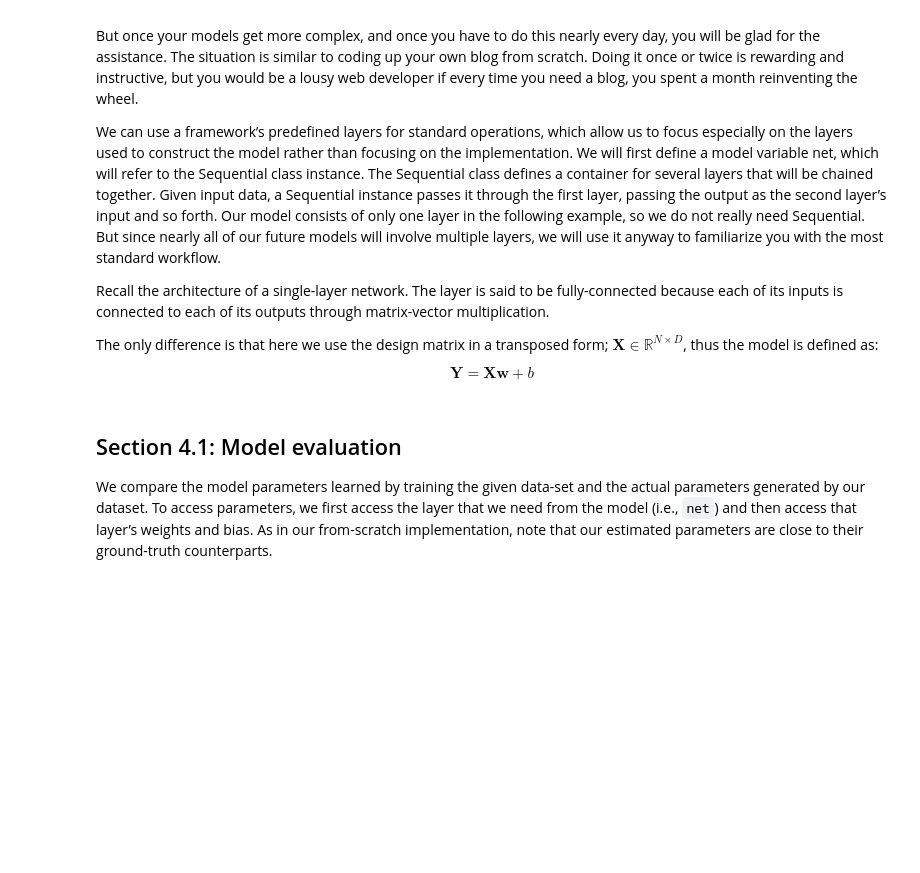
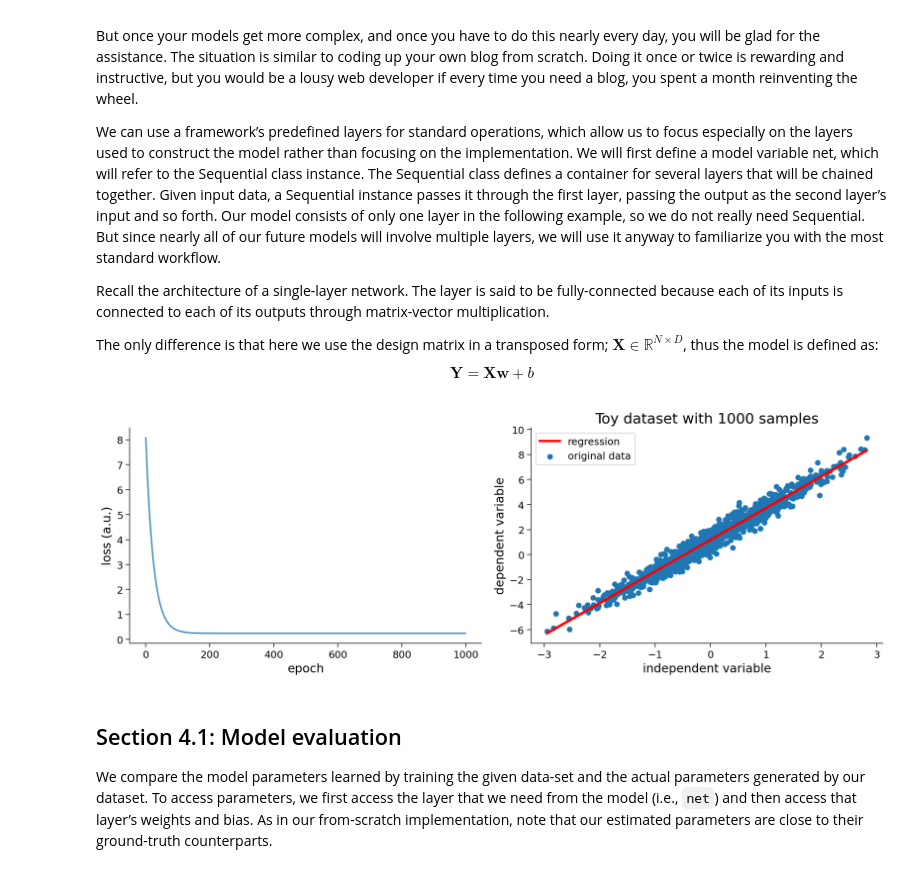
Before and after one commit to miltondp/k99_courses, a Jupyter notebook: cis_522/classes/01_24-week2/CIS_522_W2D1_Tutorial_–_Student_Version.ipynb, the cells around one changed output. Cells and saved outputs as stored; diff of their text form; code cells hidden in the pictures; blank space fills up the shorter version.

```diff
--- a/cis_522/classes/01_24-week2/CIS_522_W2D1_Tutorial_–_Student_Version.ipynb
+++ b/cis_522/classes/01_24-week2/CIS_522_W2D1_Tutorial_–_Student_Version.ipynb
@@ -912,34 +912,36 @@ epoch_range = trange(num_epochs, desc="loss: ", leave=True)
 
 for epoch in epoch_range:
     if losses:
         epoch_range.set_description("loss: {:.6f}".format(losses[-1]))
         epoch_range.refresh()  # to show immediately the update
 
     l = loss(net(X.T), y)
     l.backward()
     optimizer.step()
     optimizer.zero_grad()
     l = loss(net(X.T), y)
-    losses.append(l)
+    losses.append(l.detach())
 
 y_hat = net(X.T).reshape(-1, 1)
 
 plt.figure(figsize=(14, 5))
 plt.subplot(1, 2, 1)
 plt.plot(range(num_epochs), losses)
 plt.xlabel("epoch")
 plt.ylabel("loss (a.u.)")
 
 plt.subplot(1, 2, 2)
 plt.scatter(X, y, label="original data")
 plt.plot(
     X.reshape(-1, 1), y_hat.detach(), label="regression", color="red", linewidth=3.0
 )
 plt.xlabel("independent variable")
 plt.ylabel("dependent variable")
 plt.title(f"Toy dataset with {N} samples")
 plt.legend()
 plt.show()
+# %% [output]
+[figure, added]
 # %% [markdown]
 ## Section 4.1: Model evaluation
 
```
Also changed, not shown: parts of 10 cells of this notebook.
